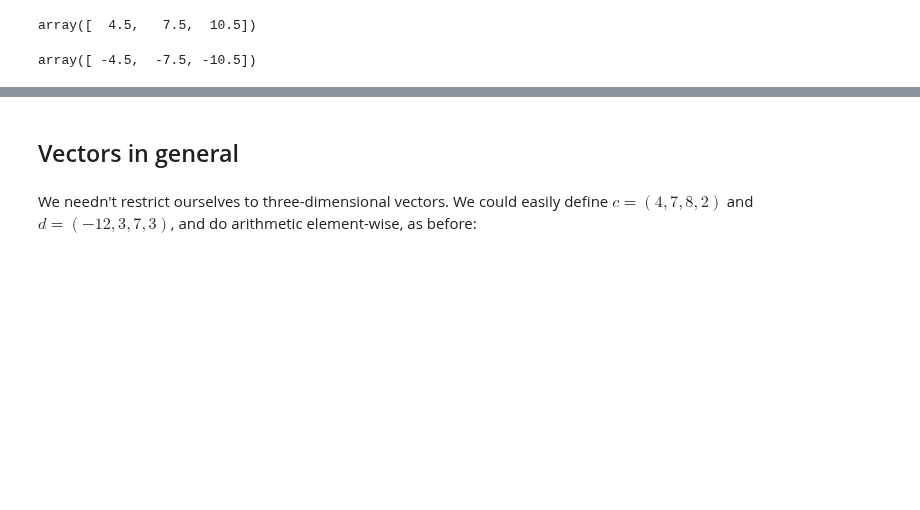
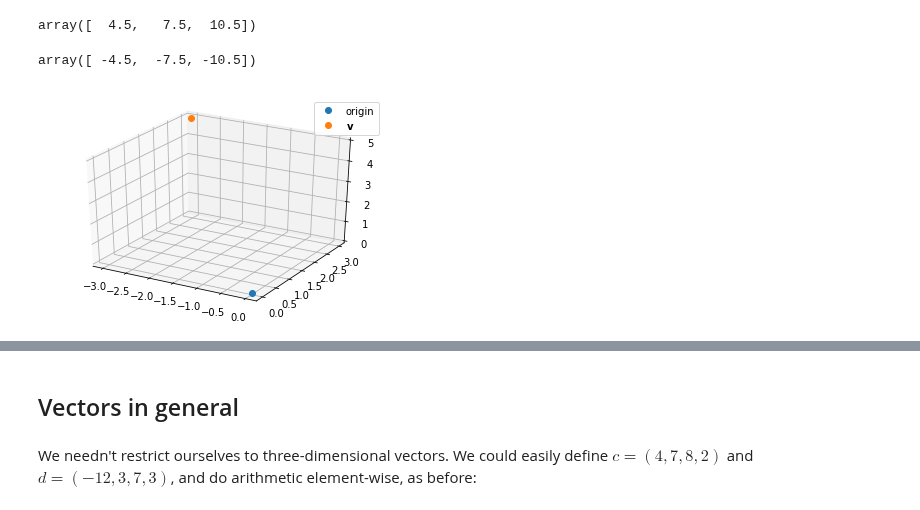
Before and after one commit to thalesians/tsa, a Jupyter notebook: src/jupyter/python/foundations/linear-algebra.ipynb, the cells around one changed output, grey strips where cells are left out. Drawn from its saved outputs; the diff is of its cells as text; code cells hidden in the pictures; blank space fills up the shorter version.

```diff
--- a/src/jupyter/python/foundations/linear-algebra.ipynb
+++ b/src/jupyter/python/foundations/linear-algebra.ipynb
@@ -303,3 +383,12 @@ beta = -alpha
 beta * a
 # %% [output]
 array([ -4.5,  -7.5, -10.5])
+# %%
+from mpl_toolkits.mplot3d import Axes3D
+fig = plt.figure()
+ax = fig.add_subplot(111, projection='3d')
+ax.plot([0], [0], [0], 'o', label='origin')
+ax.plot([-3], [3], [5], 'o', label='$\mathbf{v}$')
+ax.legend();
+# %% [output]
+[figure, added]
```
Also changed, not shown: parts of 108 cells of this notebook.
